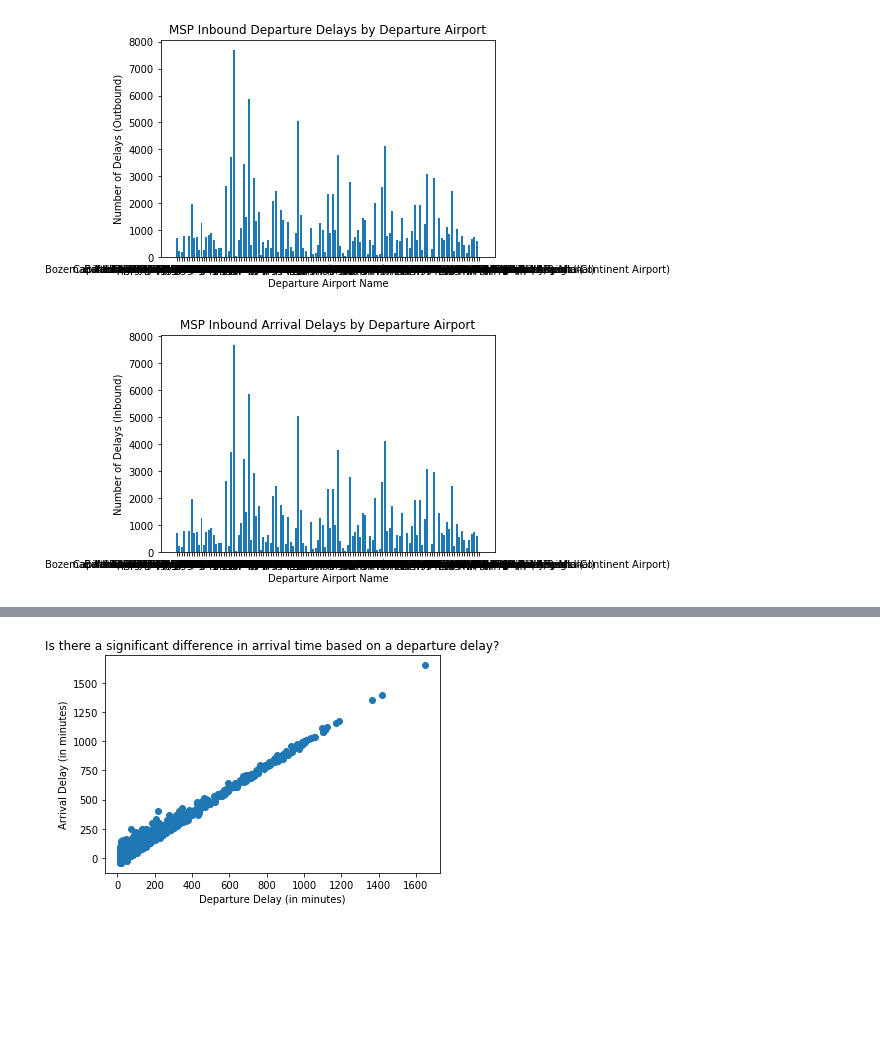
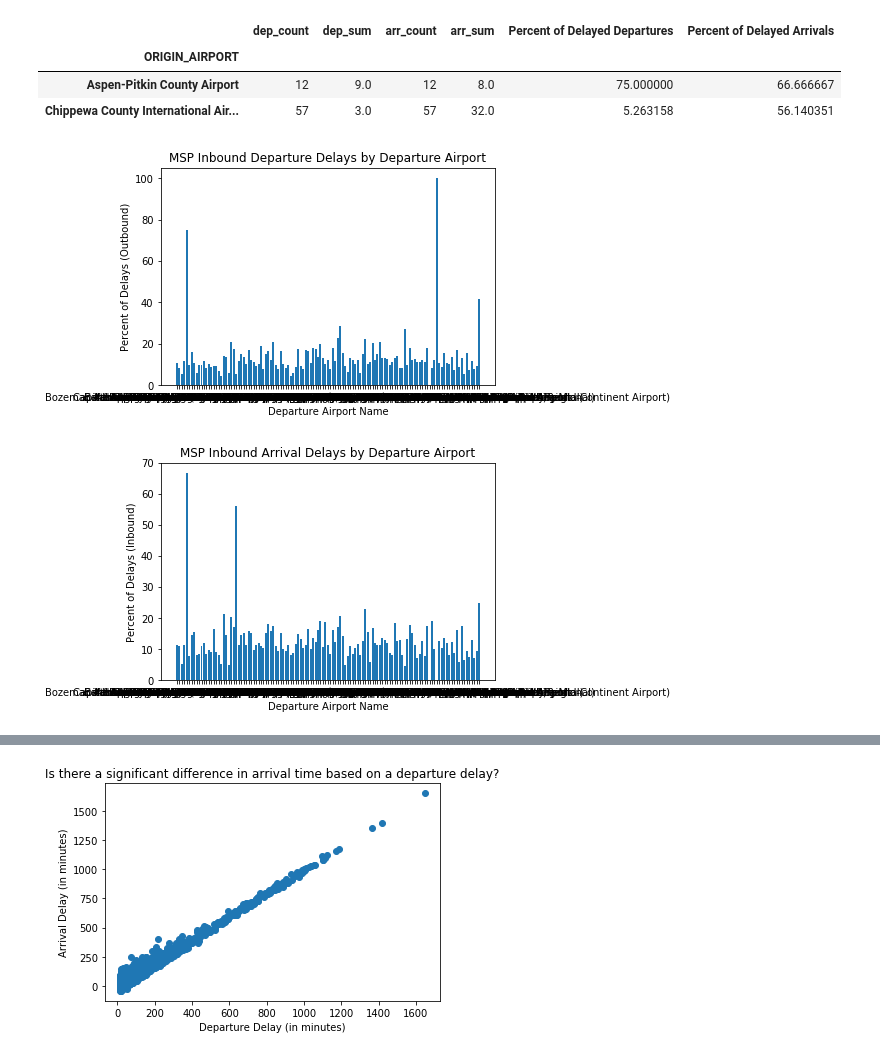
Before and after one commit to HWspam/Delorean, a Jupyter notebook: Delay_by_Airport.ipynb, the cells around one changed output, grey strips where cells are left out. Drawn from its saved outputs; the diff is of its cells as text; code cells hidden in the pictures; blank space fills up the shorter version.

```diff
--- a/Delay_by_Airport.ipynb
+++ b/Delay_by_Airport.ipynb
@@ -51,17 +47,30 @@ most_inbound_delays_df
+# %%
+msp_inbound_df = route_df.loc[route_df["DEST_AIRPORT"] == "Minneapolis-Saint Paul International Airport", :]
+f = {"DEP_DEL15":["count","sum"],"ARR_DEL15":["count","sum"]}
+msp_inbound_delays_df=msp_inbound_df.groupby("ORIGIN_AIRPORT").agg(f)
+msp_inbound_delays_df.columns=["dep_count","dep_sum","arr_count","arr_sum"]
+msp_inbound_delays_df["Percent of Delayed Departures"] = (msp_inbound_delays_df["dep_sum"]/msp_inbound_delays_df["dep_count"])*100
+msp_inbound_delays_df["Percent of Delayed Arrivals"] = (msp_inbound_delays_df["arr_sum"]/msp_inbound_delays_df["arr_count"])*100
+msp_inbound_delays_df.head()
+# %% [output]
+|  | dep_count | dep_sum | arr_count | arr_sum | Percent of Delayed Departures | Percent of Delayed Arrivals |
+| ORIGIN_AIRPORT |  |  |  |  |  |  |
+| Aspen-Pitkin County Airport | 12 | 9.0 | 12 | 8.0 | 75.000000 | 66.666667 |
+| Chippewa County International Air... | 57 | 3.0 | 57 | 32.0 | 5.263158 | 56.140351 |
 # %%
-plt.bar(msp_inbound_delays_df.index, msp_inbound_delays_df["DEP_DEL15"])
-plt.ylabel("Number of Delays (Outbound)")
+plt.bar(msp_inbound_delays_df.index, msp_inbound_delays_df["Percent of Delayed Departures"])
+plt.ylabel("Percent of Delays (Outbound)")
 plt.xlabel("Departure Airport Name")
 plt.title("MSP Inbound Departure Delays by Departure Airport")
 plt.show()
-plt.bar(msp_inbound_delays_df.index, msp_inbound_delays_df["ARR_DEL15"])
-plt.ylabel("Number of Delays (Inbound)")
+plt.bar(msp_inbound_delays_df.index, msp_inbound_delays_df["Percent of Delayed Arrivals"])
+plt.ylabel("Percent of Delays (Inbound)")
 plt.xlabel("Departure Airport Name")
 plt.title("MSP Inbound Arrival Delays by Departure Airport")
 plt.show()
 # %% [output]
-[figure, old version]
+[figure, new version]
-[figure, old version]
+[figure, new version]
 # %%
 new_route_df = df[["OP_UNIQUE_CARRIER","ORIGIN_AIRPORT","DEST_AIRPORT","DEP_DELAY","DEP_DEL15","ARR_DELAY","ARR_DEL15", "CRS_ARR_TIME", "ARR_TIME"]]
 new_route_df.head()
```
Also changed, not shown: parts of 5 cells of this notebook.
